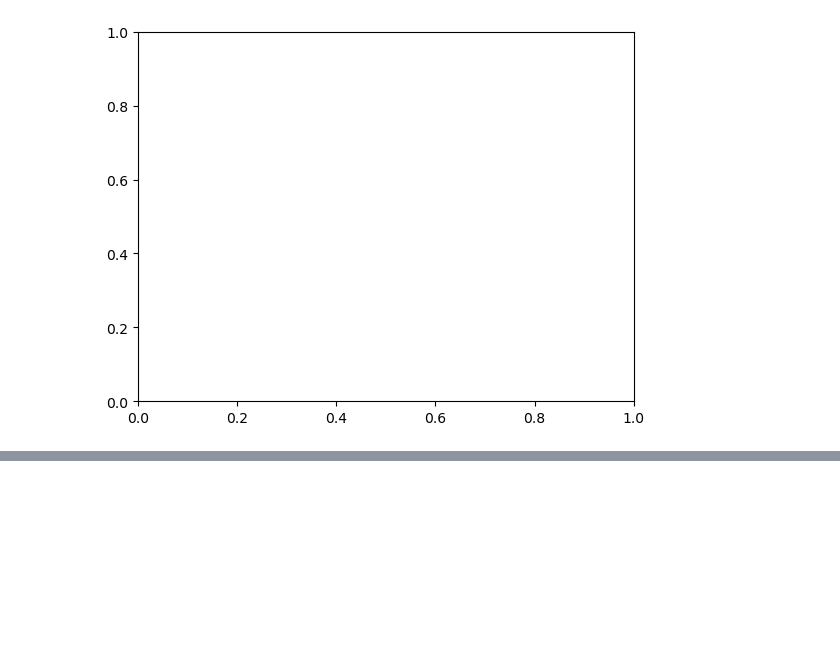
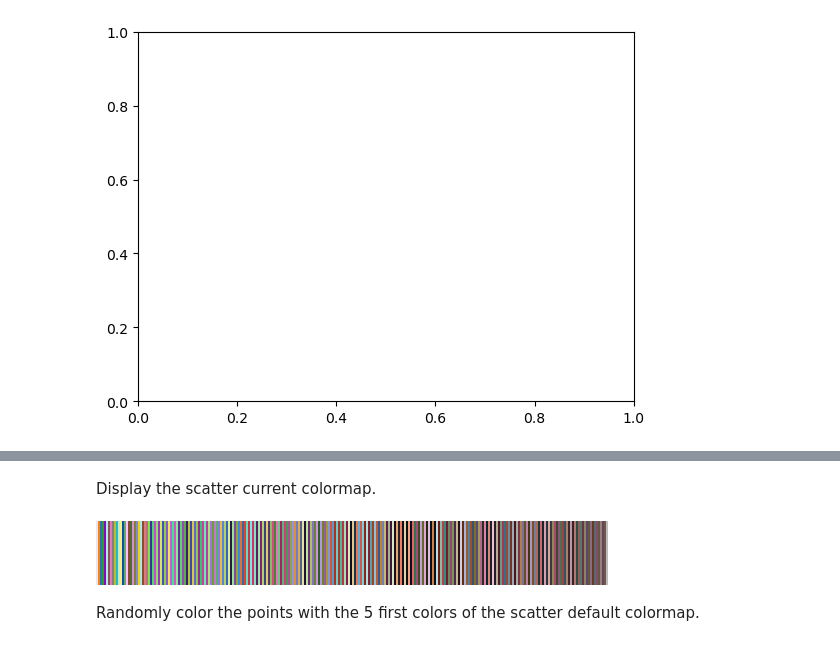
Before and after one commit to BiAPoL/biaplotter, a Jupyter notebook: docs/examples/scatter_artist_example.ipynb, the cells around one changed output, grey strips where cells are left out. Cells and saved outputs as stored; diff of their text form; code cells hidden in the pictures; blank space fills up the shorter version.

Commit message:
Display default colormap and add a few descriptions of each step

```diff
--- a/docs/examples/scatter_artist_example.ipynb
+++ b/docs/examples/scatter_artist_example.ipynb
@@ -19,3 +22,11 @@ fig
+# %% [markdown]
+Display the scatter current colormap.
+# %%
+scatter._colormap
+# %% [output]
+[figure, added]
+# %% [markdown]
+Randomly color the points with the 5 first colors of the scatter default colormap.
 # %%
 color_indices = np.linspace(start=0, stop=5, num=100, endpoint=False, dtype=int)
 scatter.color_indices = color_indices
```
Also changed, not shown: parts of 5 cells of this notebook.
